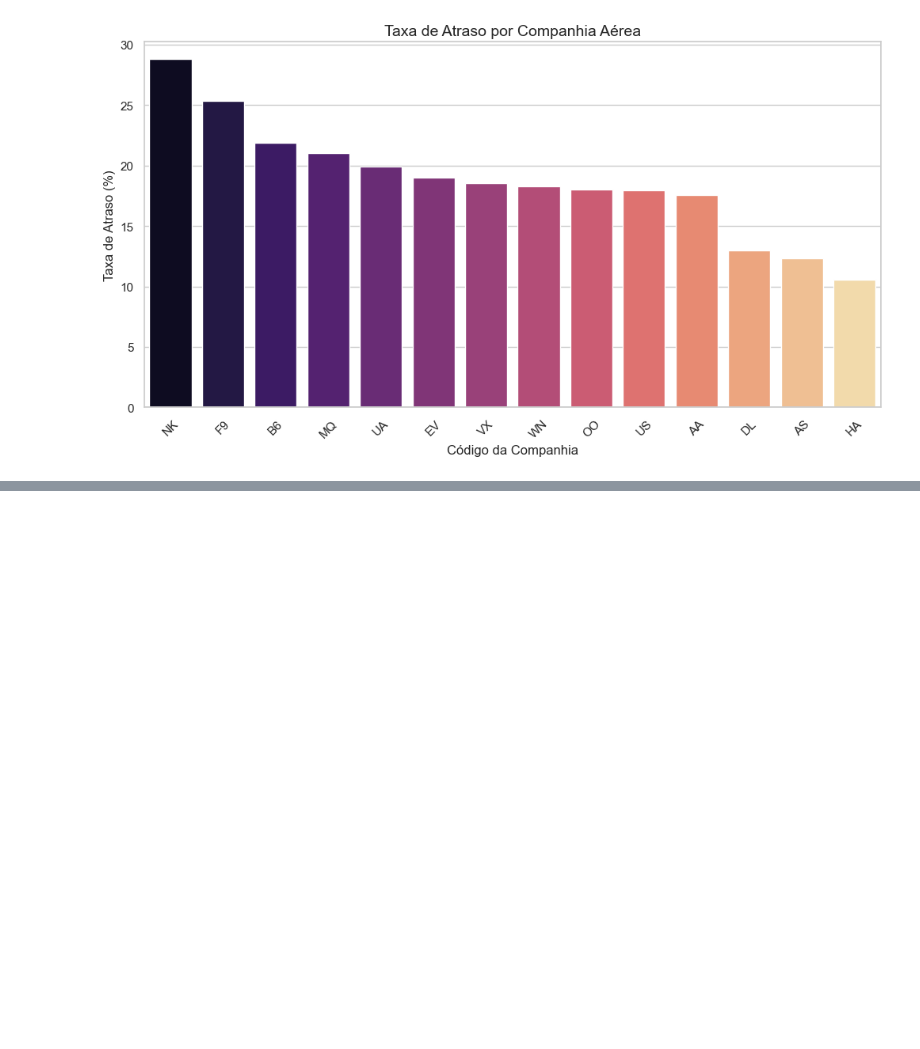
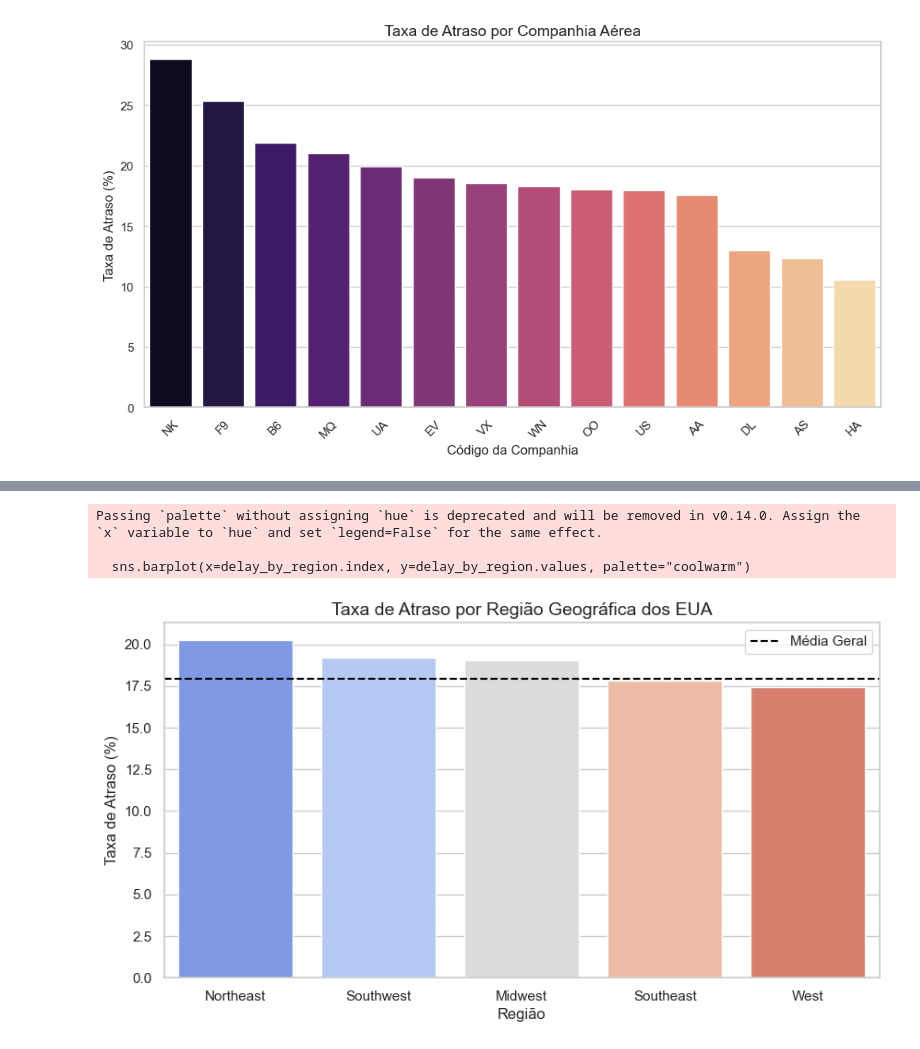
Before and after one commit to jeanbezerra/fiap-eml-tech-challenge-fase-3, a Jupyter notebook: notebooks/3_EDA.ipynb, the cells around one changed output, grey strips where cells are left out. Cells and saved outputs as stored; diff of their text form; code cells hidden in the pictures; blank space fills up the shorter version.

```diff
--- a/notebooks/3_EDA.ipynb
+++ b/notebooks/3_EDA.ipynb
@@ -253,0 +279,18 @@ PRÓXIMOS PASSOS PARA MODELAGEM:
+# %%
+# Dicionário de mapeamento de Estados para Regiões (EUA)
+us_regions = {
+    'WA': 'West', 'OR': 'West', 'CA': 'West', 'NV': 'West', 'ID': 'West', 'MT': 'West', 'WY': 'West', 'UT': 'West', 'CO': 'West', 'AK': 'West', 'HI': 'West',
+    'AZ': 'Southwest', 'NM': 'Southwest', 'OK': 'Southwest', 'TX': 'Southwest',
+    'ND': 'Midwest', 'SD': 'Midwest', 'NE': 'Midwest', 'KS': 'Midwest', 'MN': 'Midwest', 'IA': 'Midwest', 'MO': 'Midwest', 'WI': 'Midwest', 'IL': 'Midwest', 'MI': 'Midwest', 'IN': 'Midwest', 'OH': 'Midwest',
+    'AR': 'Southeast', 'LA': 'Southeast', 'MS': 'Southeast', 'AL': 'Southeast', 'TN': 'Southeast', 'KY': 'Southeast', 'GA': 'Southeast', 'FL': 'Southeast', 'SC': 'Southeast', 'NC': 'Southeast', 'VA': 'Southeast', 'WV': 'Southeast',
+    'MD': 'Northeast', 'DE': 'Northeast', 'PA': 'Northeast', 'NJ': 'Northeast', 'NY': 'Northeast', 'CT': 'Northeast', 'RI': 'Northeast', 'MA': 'Northeast', 'NH': 'Northeast', 'VT': 'Northeast', 'ME': 'Northeast', 'DC': 'Northeast'
+}
+
+# Criando a coluna de Região
+df_with_regions['REGION'] = df_with_regions['STATE'].map(us_regions)
+
+# Calculando a taxa por Região
+delay_by_region = (df_with_regions.groupby("REGION")["IS_DELAYED"].mean() * 100).sort_values(ascending=False)
+
+print("Análise por Região concluída!")
+print(delay_by_region)
@@ -253,0 +306,16 @@ PRÓXIMOS PASSOS PARA MODELAGEM:
+# %%
+plt.figure(figsize=(10, 5))
+sns.barplot(x=delay_by_region.index, y=delay_by_region.values, palette="coolwarm")
+
+plt.title("Taxa de Atraso por Região Geográfica dos EUA", fontsize=14)
+plt.ylabel("Taxa de Atraso (%)")
+plt.xlabel("Região")
+plt.axhline(df["IS_DELAYED"].mean() * 100, color='black', linestyle='--', label='Média Geral')
+plt.legend()
+
+plt.show()
+# %% [output]
+Passing `palette` without assigning `hue` is deprecated and will be removed in v0.14.0. Assign the `x` variable to `hue` and set `legend=False` for the same effect.
+
+  sns.barplot(x=delay_by_region.index, y=delay_by_region.values, palette="coolwarm")
+[figure, added]
```
Also changed, not shown: parts of 7 cells of this notebook, 1 other file.
